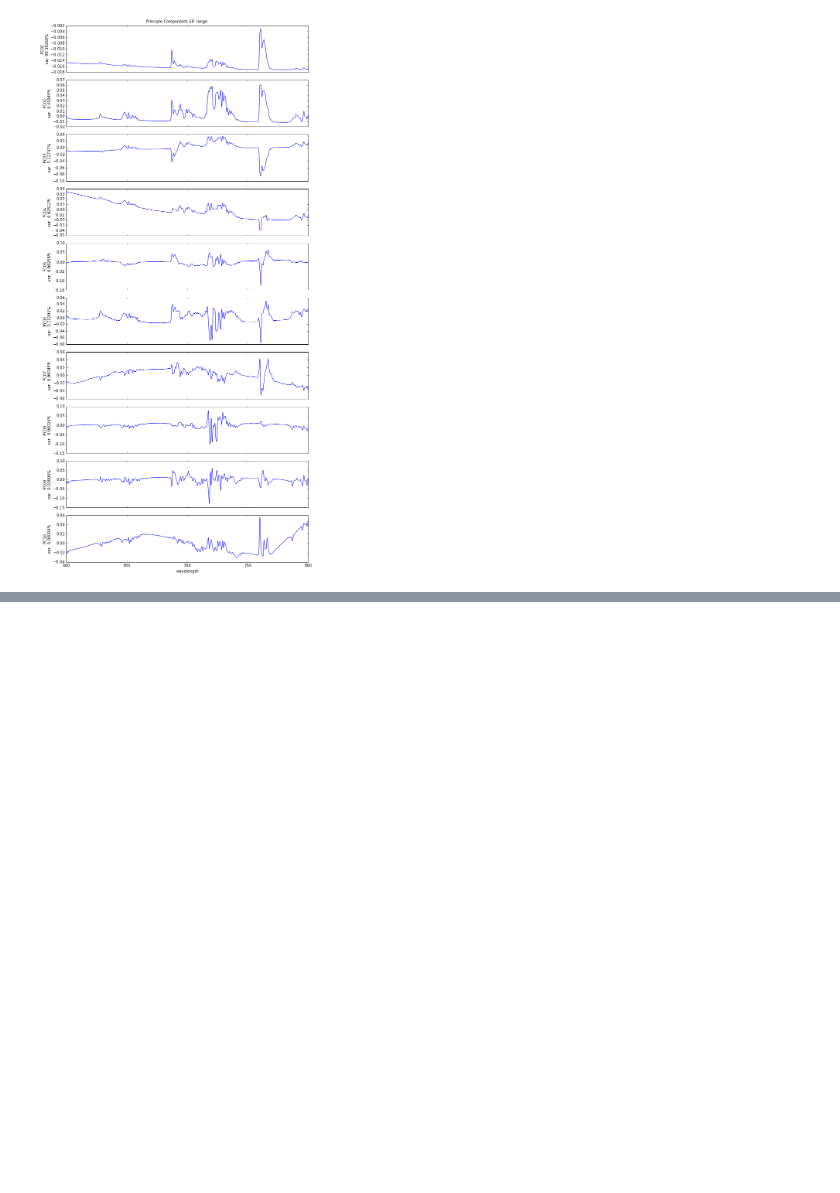
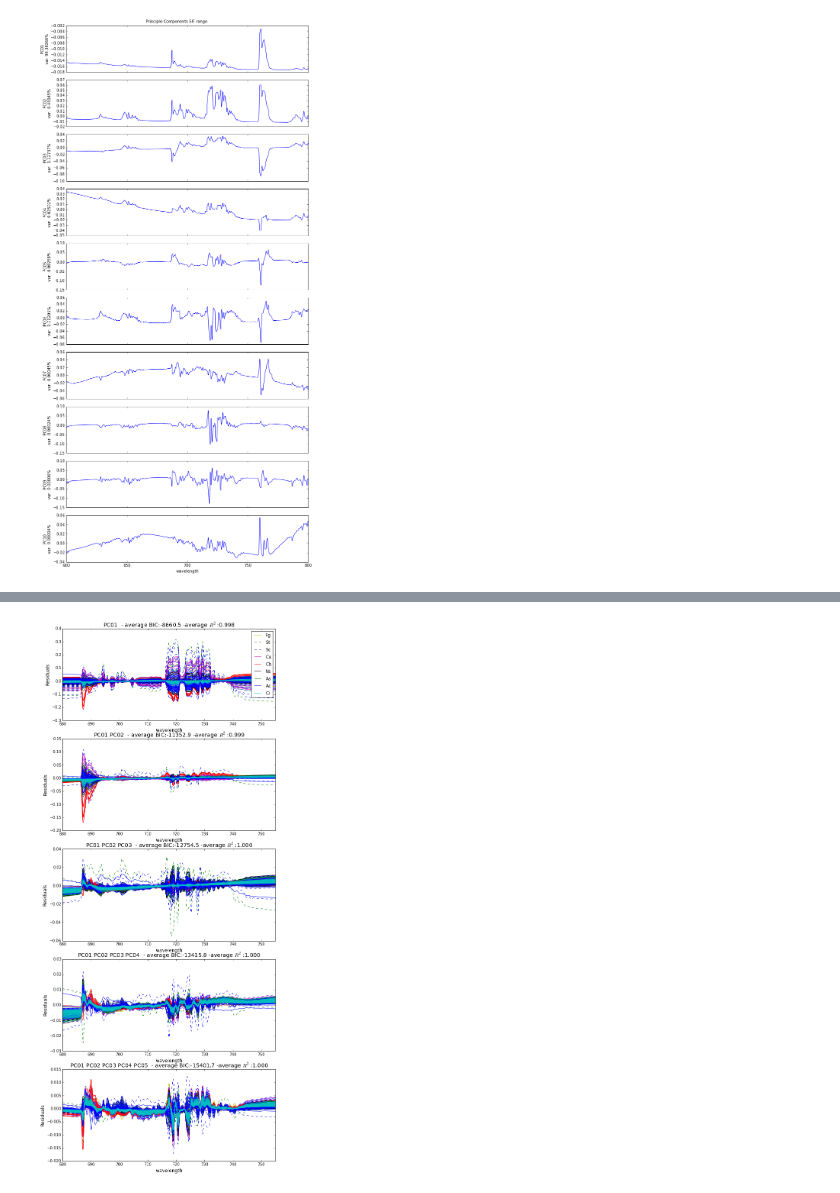
Before and after one commit to malapradej/Fluorescence_PhD, a Jupyter notebook: DASF/DASF_WB1_Clouds.ipynb, the cells around one changed output, grey strips where cells are left out. Saved outputs shown, nothing was run; the diff lists cells and outputs as text; code cells hidden in the pictures; blank space fills up the shorter version.

```diff
--- a/DASF/DASF_WB1_Clouds.ipynb
+++ b/DASF/DASF_WB1_Clouds.ipynb
@@ -708,0 +972,62 @@ plt.tight_layout()
+# %%
+# minimize cloud reflectance over all the test spectra and save results of parameters per test spectra for
+# every increasing PC model
+
+import statsmodels.formula.api as sm
+
+# load pca
+h5_fn = 'cloud_sims.h5'
+pca_red_df = pd.read_hdf(h5_fn, key='pca_red_edge')
+
+min_wl = pca_red_df.index[0]
+max_wl = pca_red_df.index[-1]
+
+# get test spectrum to same wavelength range as pca
+spec_test_df = spec_test_df[np.logical_and(spec_test_df.index>=min_wl, spec_test_df.index<=max_wl)]
+
+abs_diff = np.zeros_like(spec_test_df.icol(0))
+
+pc_inc = ['PC01', 'PC02','PC03', 'PC04', 'PC05']#, 'PC06', 'PC07', 'PC08', 'PC09']#, 'PC10']
+
+fig, axis = plt.subplots(nrows=len(pc_inc), ncols=1, squeeze=True)
+fig.set_figheight(len(pc_inc)*5)
+fig.set_figwidth(10)
+
+keys = spec_test_df.columns.levels[0]
+styles = ['b-','g-','r-', 'c-', 'm-', 'y-', 'k-', 'b--', 'g--']
+dic = dict(zip(keys, styles))
+for i, ax in enumerate(axis):
+    pci = pc_inc[:i+1]
+    pca = pca_red_df[pci]
+    dum_test = ''
+    sumbic = 0
+    sumr2 = 0
+    for head, spec in spec_test_df.iteritems():
+        model = sm.OLS(spec, pca)
+        results = model.fit()
+        params = results.params
+        sumbic += results.bic
+        sumr2 += results.rsquared
+        #pdb.set_trace()
+        x = pca.index
+        y = np.dot(pca, params)
+        dy = y - spec.values # modelled spectrum - test spectrum
+        style = dic[head[0]]
+        label = head[0] if head[0]!=dum_test and i==0 else '_nolegend_'
+        dum_test = head[0]
+        ax.plot(x,dy, style, label=label)
+        ax.axis(xmin=min_wl, xmax=max_wl)
+        ax.set_xlabel(spec.index.name, fontsize='large')
+        ax.set_ylabel('Residuals', fontsize='large')
+        ax.legend(loc='upper right')
+
+    title = ''
+    for p in pci:
+        title += '%s ' % p
+    avebic = sumbic / len(spec_test_df.columns)
+    aver2 = sumr2 / len(spec_test_df.columns)
+    title += ' - ave BIC:%.1f' % avebic
+    title += ' - ave $R^2$:%.3f' % aver2
+    ax.set_title(title, fontsize='x-large')
+# %% [output]
+[figure, added]
```
Also changed, not shown: parts of 16 cells of this notebook.
